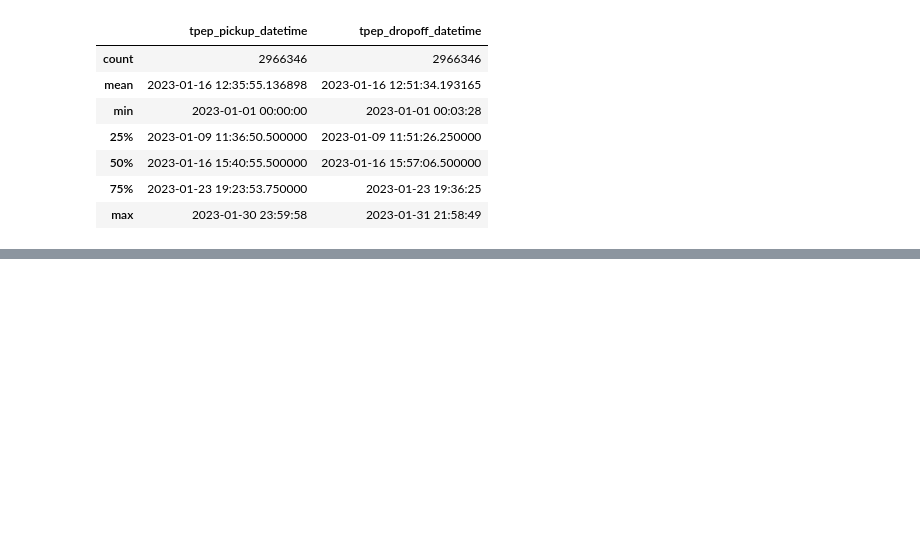
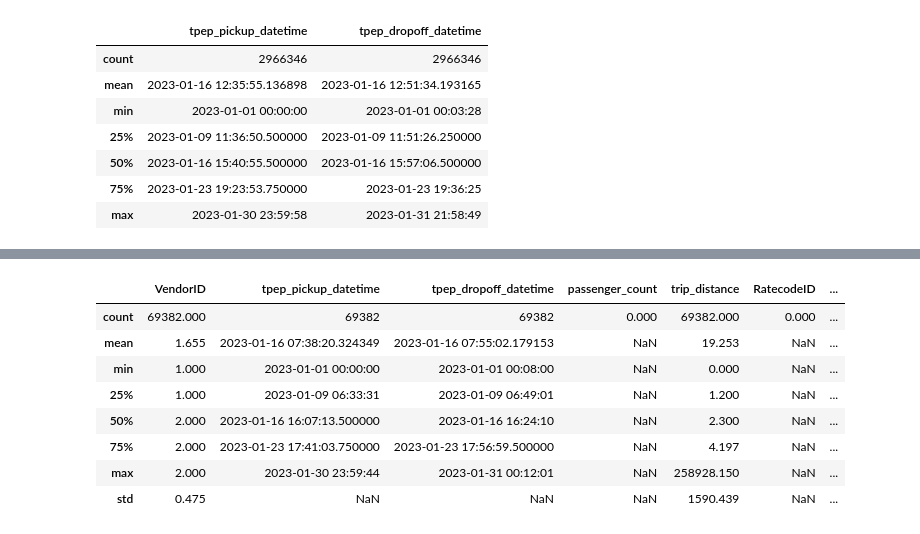
Before and after one commit to danielphilip12/NYC-Taxi-Analysis, a Jupyter notebook: notebooks/etl_ingest.ipynb, the cells around one changed output, grey strips where cells are left out. Cells and saved outputs as stored; diff of their text form; code cells hidden in the pictures; blank space fills up the shorter version.

Commit message:
Found pattern for missing data. Handled missing data

```diff
--- a/notebooks/etl_ingest.ipynb
+++ b/notebooks/etl_ingest.ipynb
@@ -273,0 +278,2 @@ df[['tpep_pickup_datetime', 'tpep_dropoff_datetime']].describe()
+# %%
+missing_df = df[df.isna().sum(axis=1) > 0]
@@ -273,0 +303,12 @@ df[['tpep_pickup_datetime', 'tpep_dropoff_datetime']].describe()
+# %%
+missing_df.describe()
+# %% [output]
+|  | VendorID | tpep_pickup_datetime | tpep_dropoff_datetime | passenger_count | trip_distance | RatecodeID | ... |
+| count | 69382.000 | 69382 | 69382 | 0.000 | 69382.000 | 0.000 | ... |
+| mean | 1.655 | 2023-01-16 07:38:20.324349 | 2023-01-16 07:55:02.179153 | NaN | 19.253 | NaN | ... |
+| min | 1.000 | 2023-01-01 00:00:00 | 2023-01-01 00:08:00 | NaN | 0.000 | NaN | ... |
+| 25% | 1.000 | 2023-01-09 06:33:31 | 2023-01-09 06:49:01 | NaN | 1.200 | NaN | ... |
+| 50% | 2.000 | 2023-01-16 16:07:13.500000 | 2023-01-16 16:24:10 | NaN | 2.300 | NaN | ... |
+| 75% | 2.000 | 2023-01-23 17:41:03.750000 | 2023-01-23 17:56:59.500000 | NaN | 4.197 | NaN | ... |
+| max | 2.000 | 2023-01-30 23:59:44 | 2023-01-31 00:12:01 | NaN | 258928.150 | NaN | ... |
+| std | 0.475 | NaN | NaN | NaN | 1590.439 | NaN | ... |
```
Also changed, not shown: parts of 9 cells of this notebook.
